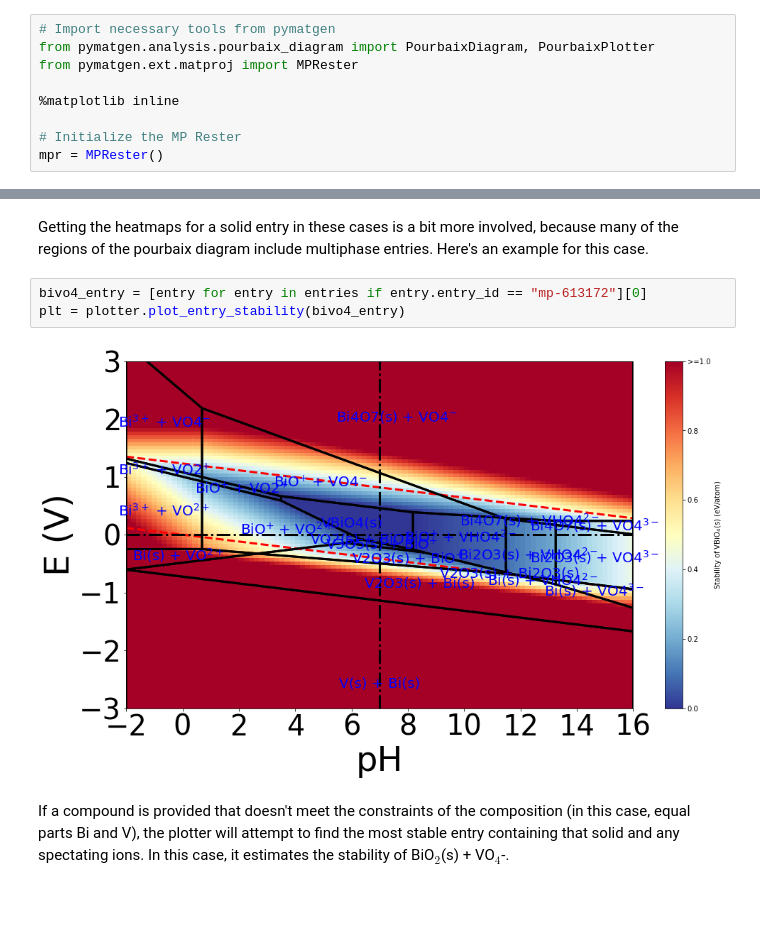
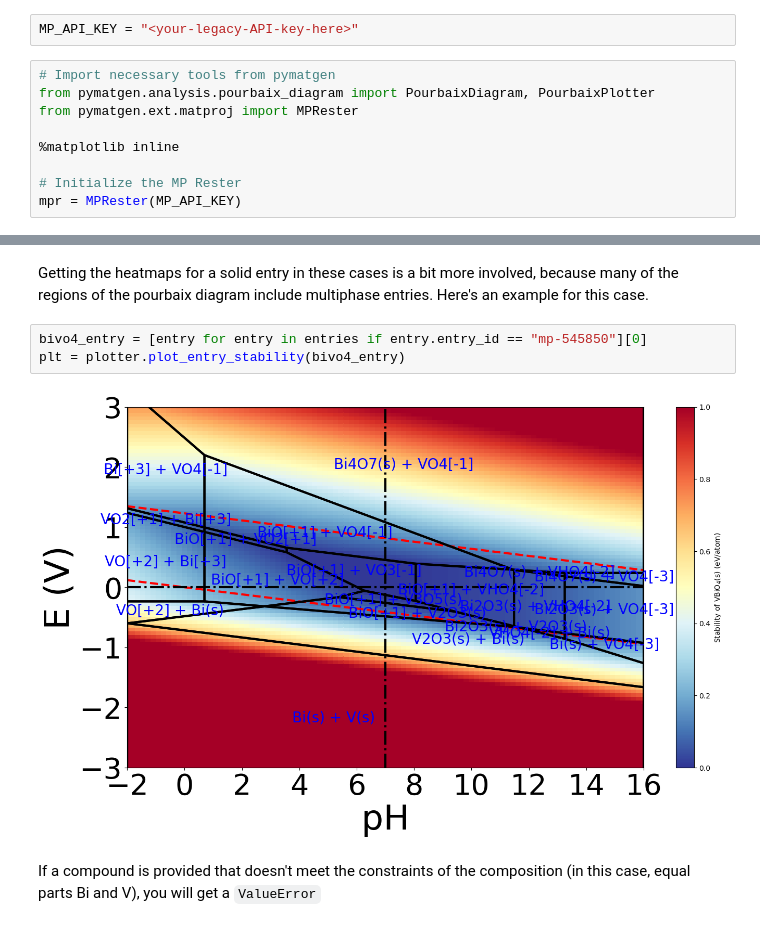
Before and after one commit to materialsvirtuallab/matgenb, a Jupyter notebook: notebooks/2017-12-15-Plotting a Pourbaix Diagram.ipynb, the cells around one changed output, grey strips where cells are left out. Saved outputs shown, nothing was run; the diff lists cells and outputs as text; blank space fills up the shorter version.

```diff
--- a/notebooks/2017-12-15-Plotting a Pourbaix Diagram.ipynb
+++ b/notebooks/2017-12-15-Plotting a Pourbaix Diagram.ipynb
@@ -18,3 +24,5 @@ The Materials Project REST interface includes functionality to construct pourbai
+# %%
+MP_API_KEY = "<your-legacy-API-key-here>"
 # %%
 # Import necessary tools from pymatgen
 from pymatgen.analysis.pourbaix_diagram import PourbaixDiagram, PourbaixPlotter
@@ -23,5 +31,5 @@ from pymatgen.ext.matproj import MPRester
 %matplotlib inline
 
 # Initialize the MP Rester
-mpr = MPRester()
+mpr = MPRester(MP_API_KEY)
 # %% [markdown]
@@ -90,12 +110,12 @@ plt.show()
 # %% [markdown]
 Getting the heatmaps for a solid entry in these cases is a bit more involved, because many of the regions of the pourbaix diagram include multiphase entries.  Here's an example for this case.
 # %%
-bivo4_entry = [entry for entry in entries if entry.entry_id == "mp-613172"][0]
+bivo4_entry = [entry for entry in entries if entry.entry_id == "mp-545850"][0]
 plt = plotter.plot_entry_stability(bivo4_entry)
 # %% [output]
-[figure, old version]
+[figure, new version]
 # %% [markdown]
-If a compound is provided that doesn't meet the constraints of the composition (in this case, equal parts Bi and V), the plotter will attempt to find the most stable entry containing that solid and any spectating ions.  In this case, it estimates the stability of BiO$_2$(s) + VO$_4$-.
+If a compound is provided that doesn't meet the constraints of the composition (in this case, equal parts Bi and V), you will get a `ValueError`
 # %%
 bio2_entry = [entry for entry in entries if entry.entry_id == "mp-557993"][0]
 plt = plotter.plot_entry_stability(bio2_entry)
```
Also changed, not shown: parts of 18 cells of this notebook, 1 other file.
